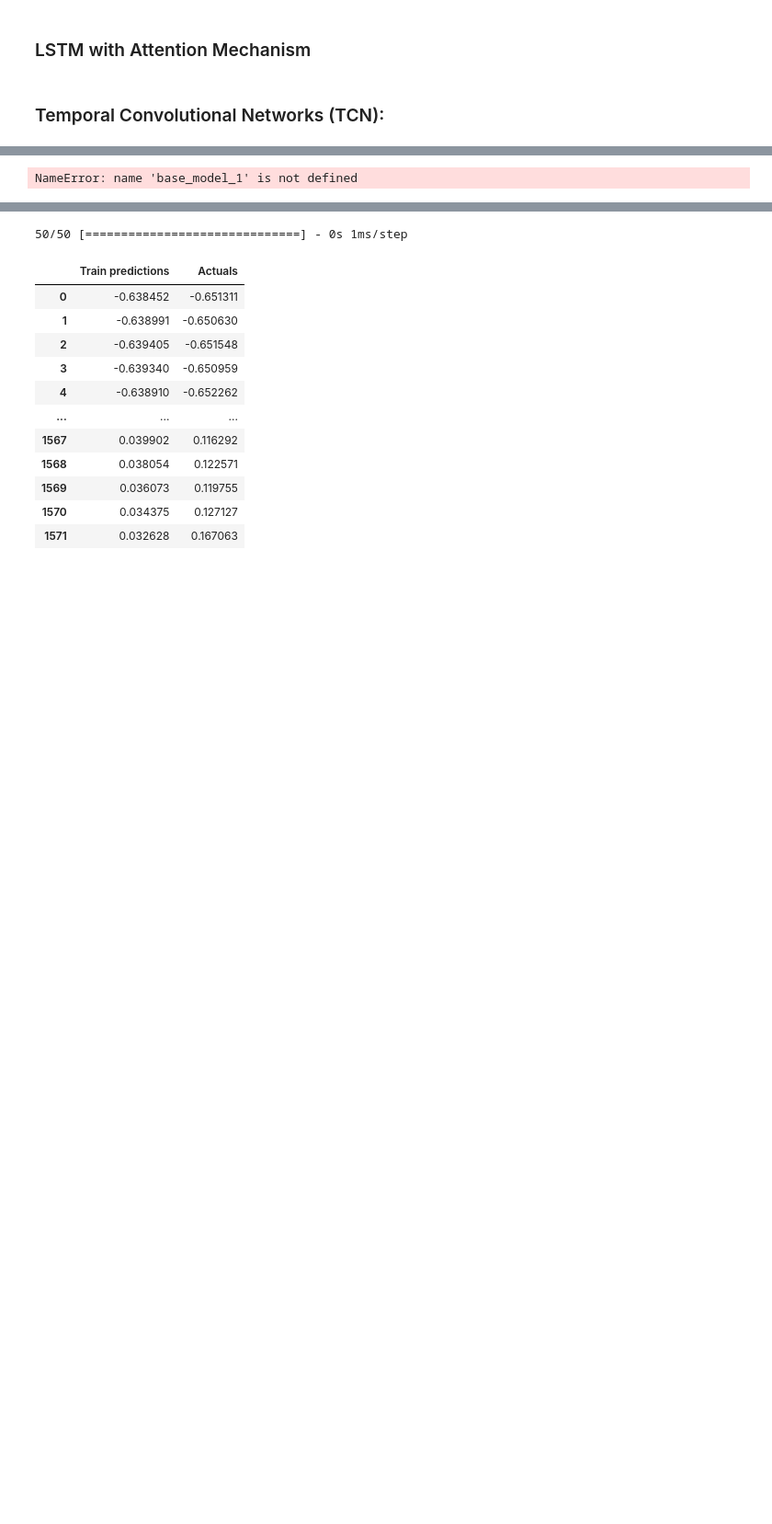
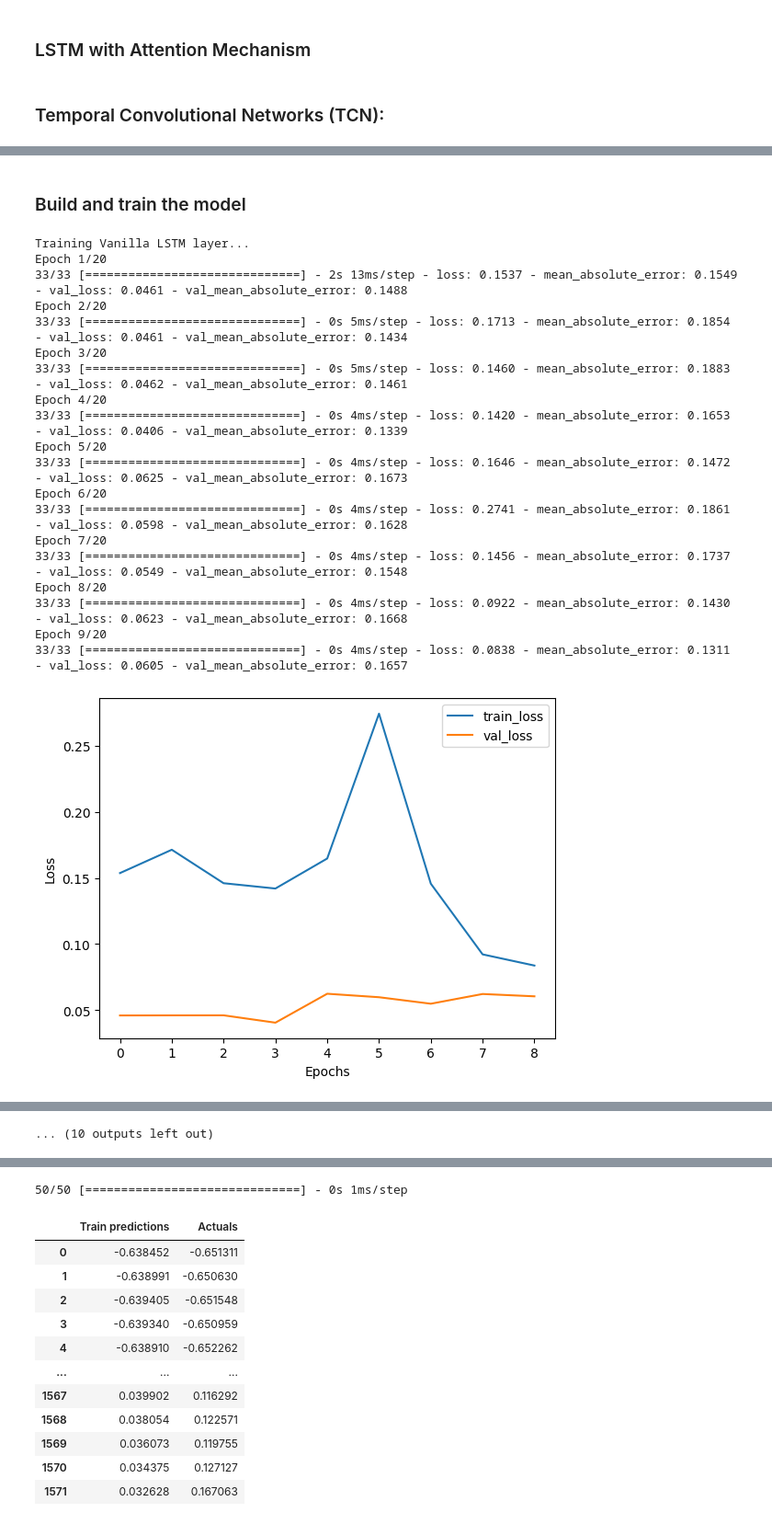
Before and after one commit to kaysho/MSc-Thesis, a Jupyter notebook: Multi_Modal_Model.ipynb, the cells around one changed output, grey strips where cells are left out. Shown at 92% size. Cells and saved outputs as stored; diff of their text form; code cells hidden in the pictures; blank space fills up the shorter version.

```diff
--- a/Multi_Modal_Model.ipynb
+++ b/Multi_Modal_Model.ipynb
@@ -570,17 +572,17 @@ base_model_12.add(Dense(y_train.shape[1]))
 # %%
 models = [
     ('Vanilla LSTM layer', base_model_1),
-    ('Standard LSTM layer with 32 units', base_model_2),
-    ('Bidirectional LSTM layer with 64 units', base_model_3),
+    # ('Standard LSTM layer with 32 units', base_model_2),
+    # ('Bidirectional LSTM layer with 64 units', base_model_3),
     ('Base model 4', base_model_4),
-    ('ConvLSTM model', base_model_5),
+    # ('ConvLSTM model', base_model_5),
     ('Gated Recurrent Unit (GRU)', base_model_6),
     ('Bidirectional LSTM (BiLSTM)', base_model_7),
     ('Stacked LSTM', base_model_8),
-    ('LSTM with Attention Mechanism', base_model_9),
-    ('Temporal Convolutional Networks (TCN)', base_model_10),
+    # ('LSTM with Attention Mechanism', base_model_9),
+    # ('Temporal Convolutional Networks (TCN)', base_model_10),
     ('LSTM with Attention', base_model_11),
     ('Base model 12', base_model_12)
 ]
-# %% [output]
-NameError: name 'base_model_1' is not defined
+# %% [markdown]
+### Build and train the model
@@ -586,0 +591,39 @@ NameError: name 'base_model_1' is not defined
+# %%
+# Iterate through models, train, and evaluate
+for model_name, build_model_fn in models:
+    print(f"Training {model_name}...")
+    history = compile_and_fit(build_model_fn,X_train,y_train)
+    plot_training_history(history)
+    # history.model = build_model_fn(X_train.shape[1:], 1)  # Output dimension is 1 for regression
+    history.model.fit(X_train, y_train, epochs=10, batch_size=32, verbose=0)
+
+    y_pred = history.model.predict(X_test)
+
+    # Calculate MAE and MSE
+    mae = mean_absolute_error(y_test, y_pred)
+    mse = mean_squared_error(y_test, y_pred)
+
+    print(f"{model_name} MAE: {mae}")
+    print(f"{model_name} MSE: {mse}")
+    print("=" * 50)
+# %% [output]
+Training Vanilla LSTM layer...
+Epoch 1/20
+33/33 [==============================] - 2s 13ms/step - loss: 0.1537 - mean_absolute_error: 0.1549 - val_loss: 0.0461 - val_mean_absolute_error: 0.1488
+Epoch 2/20
+33/33 [==============================] - 0s 5ms/step - loss: 0.1713 - mean_absolute_error: 0.1854 - val_loss: 0.0461 - val_mean_absolute_error: 0.1434
+Epoch 3/20
+33/33 [==============================] - 0s 5ms/step - loss: 0.1460 - mean_absolute_error: 0.1883 - val_loss: 0.0462 - val_mean_absolute_error: 0.1461
+Epoch 4/20
+33/33 [==============================] - 0s 4ms/step - loss: 0.1420 - mean_absolute_error: 0.1653 - val_loss: 0.0406 - val_mean_absolute_error: 0.1339
+Epoch 5/20
+33/33 [==============================] - 0s 4ms/step - loss: 0.1646 - mean_absolute_error: 0.1472 - val_loss: 0.0625 - val_mean_absolute_error: 0.1673
+Epoch 6/20
+33/33 [==============================] - 0s 4ms/step - loss: 0.2741 - mean_absolute_error: 0.1861 - val_loss: 0.0598 - val_mean_absolute_error: 0.1628
+Epoch 7/20
+33/33 [==============================] - 0s 4ms/step - loss: 0.1456 - mean_absolute_error: 0.1737 - val_loss: 0.0549 - val_mean_absolute_error: 0.1548
+Epoch 8/20
+33/33 [==============================] - 0s 4ms/step - loss: 0.0922 - mean_absolute_error: 0.1430 - val_loss: 0.0623 - val_mean_absolute_error: 0.1668
+Epoch 9/20
+33/33 [==============================] - 0s 4ms/step - loss: 0.0838 - mean_absolute_error: 0.1311 - val_loss: 0.0605 - val_mean_absolute_error: 0.1657
+[figure, added]
@@ -587,3 +688,4 @@ NameError: name 'base_model_1' is not defined
+... (10 outputs left out)
 # %%
 # new_future = 90
 # forecast_period_dates = pd.date_range(list(train_dates)[-1], periods=new_future,freq='1d').tolist
```
Also changed, not shown: parts of 5 cells of this notebook, 1 other file.
